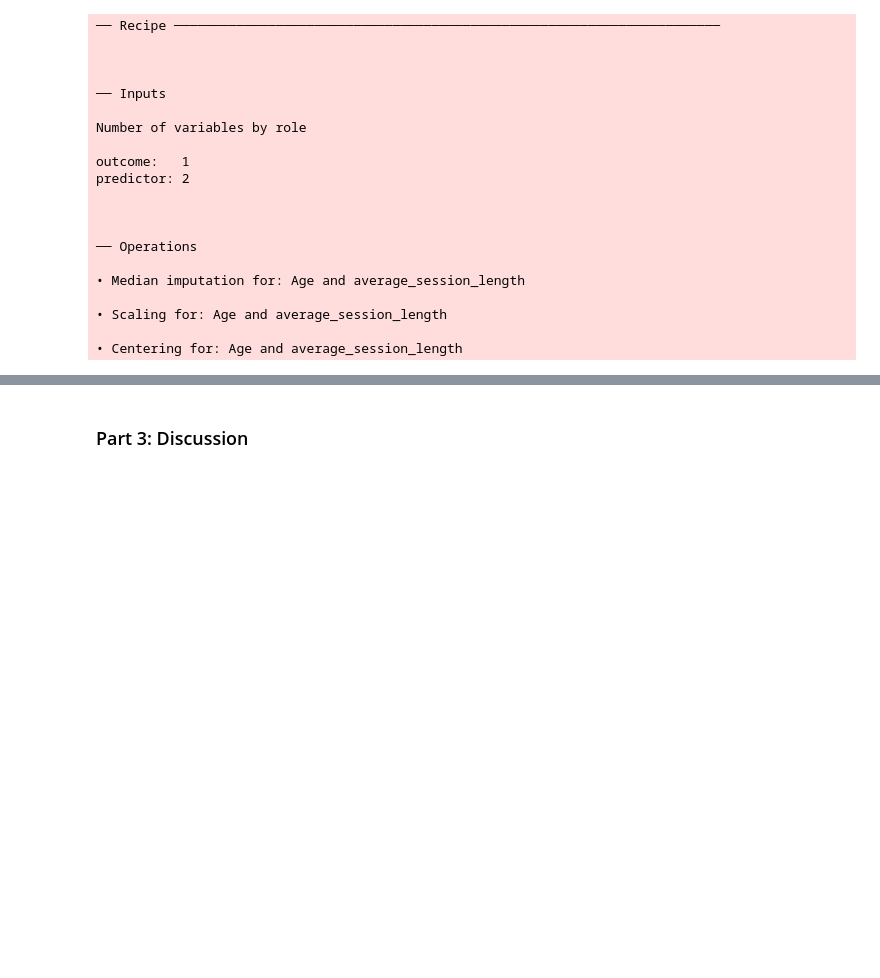
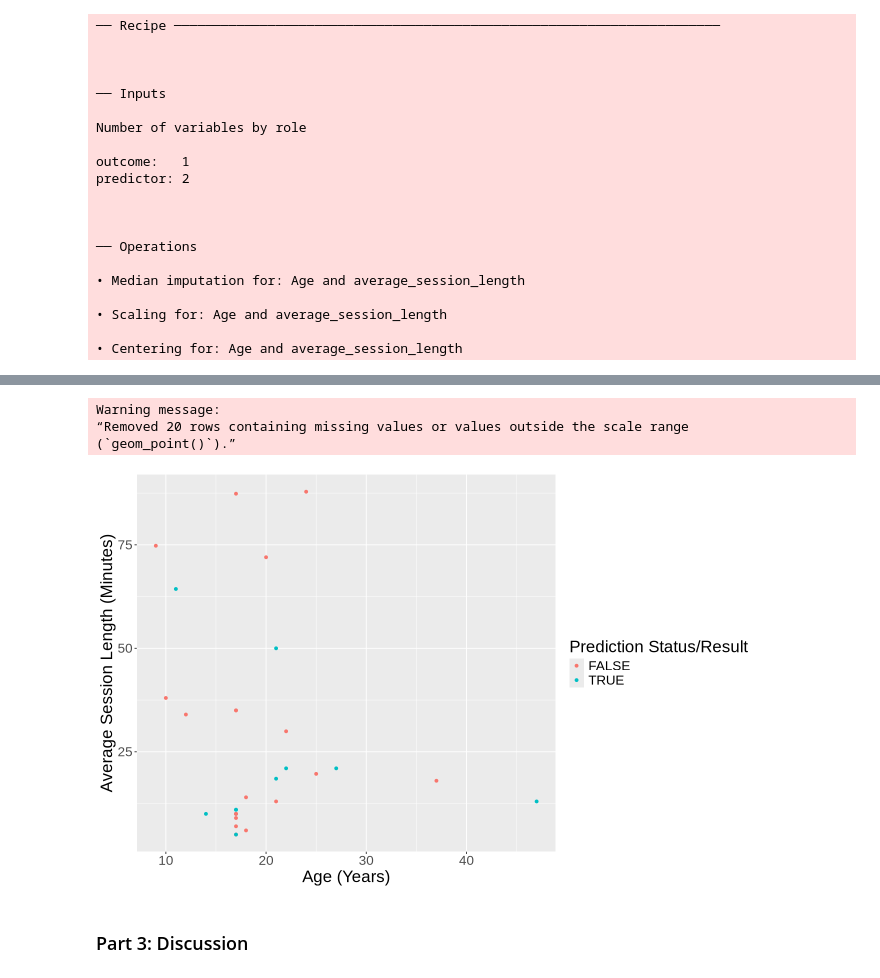
Before and after one commit to vckytn22/DSCI-100-Final-Report-Group-Project-004-27-, a Jupyter notebook: final_report_004_27.ipynb, the cells around one changed output, grey strips where cells are left out. Cells and saved outputs as stored; diff of their text form; code cells hidden in the pictures; blank space fills up the shorter version.

```diff
--- a/final_report_004_27.ipynb
+++ b/final_report_004_27.ipynb
@@ -394,3 +380,18 @@ Prediction Amateur Beginner Pro Regular Veteran
+# %%
+experience_predictions_checked <- experience_predictions |>
+  mutate(correct = .pred_class == experience)
+
+prediction_results_plot <- experience_predictions_checked |>
+    ggplot(aes(x = Age, y = average_session_length, color = correct)) +
+    geom_point() +
+    labs(x = "Age (Years)", y = "Average Session Length (Minutes)", color = "Prediction Status/Result") +
+    theme(text = element_text(size = 20))
+prediction_results_plot
+# %% [output]
+Warning message:
+“Removed 20 rows containing missing values or values outside the scale range
+(`geom_point()`).”
+[figure, added]
 # %% [markdown]
 ### Part 3: Discussion
 # %% [markdown]
```
Also changed, not shown: parts of 21 cells of this notebook.
